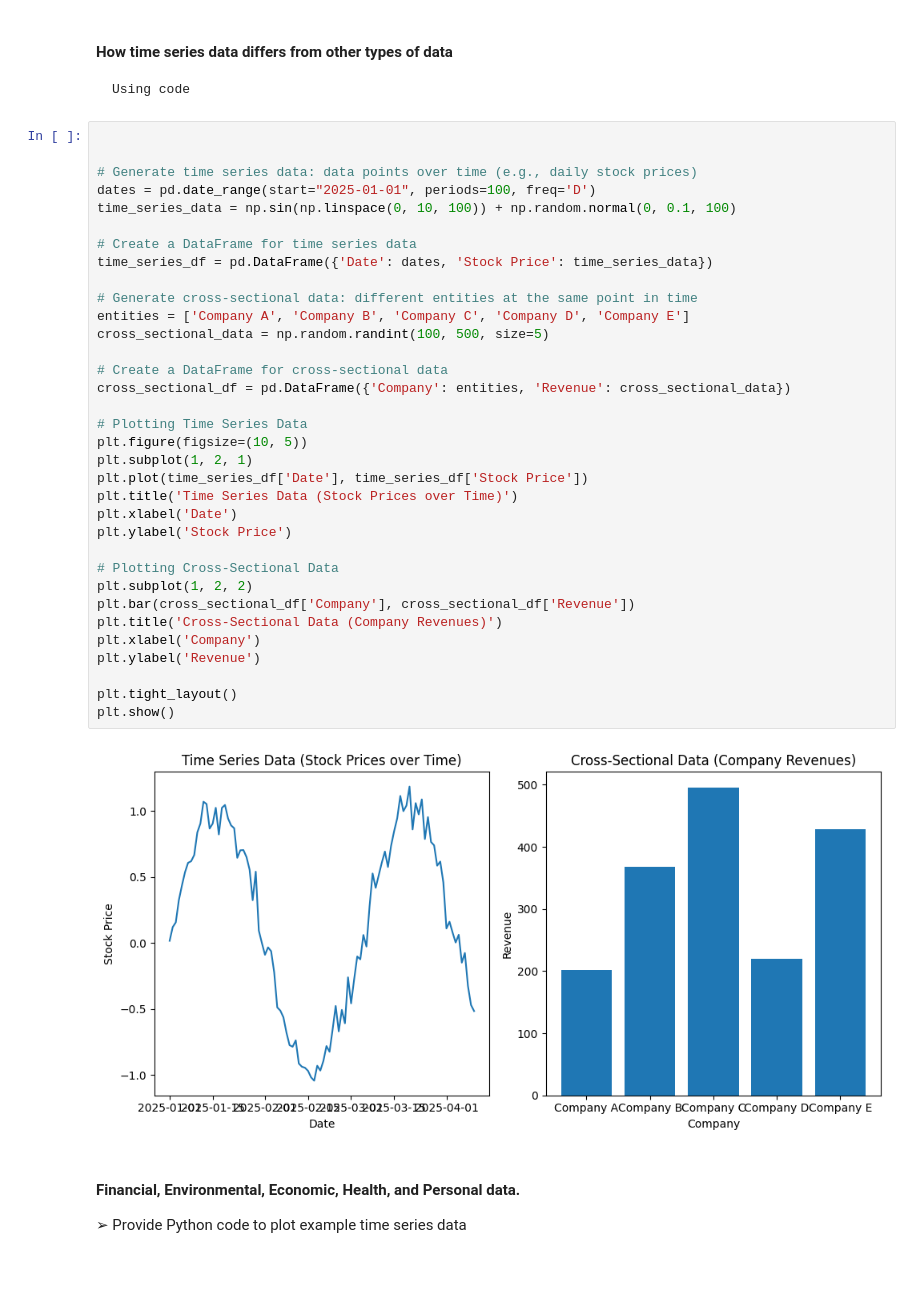
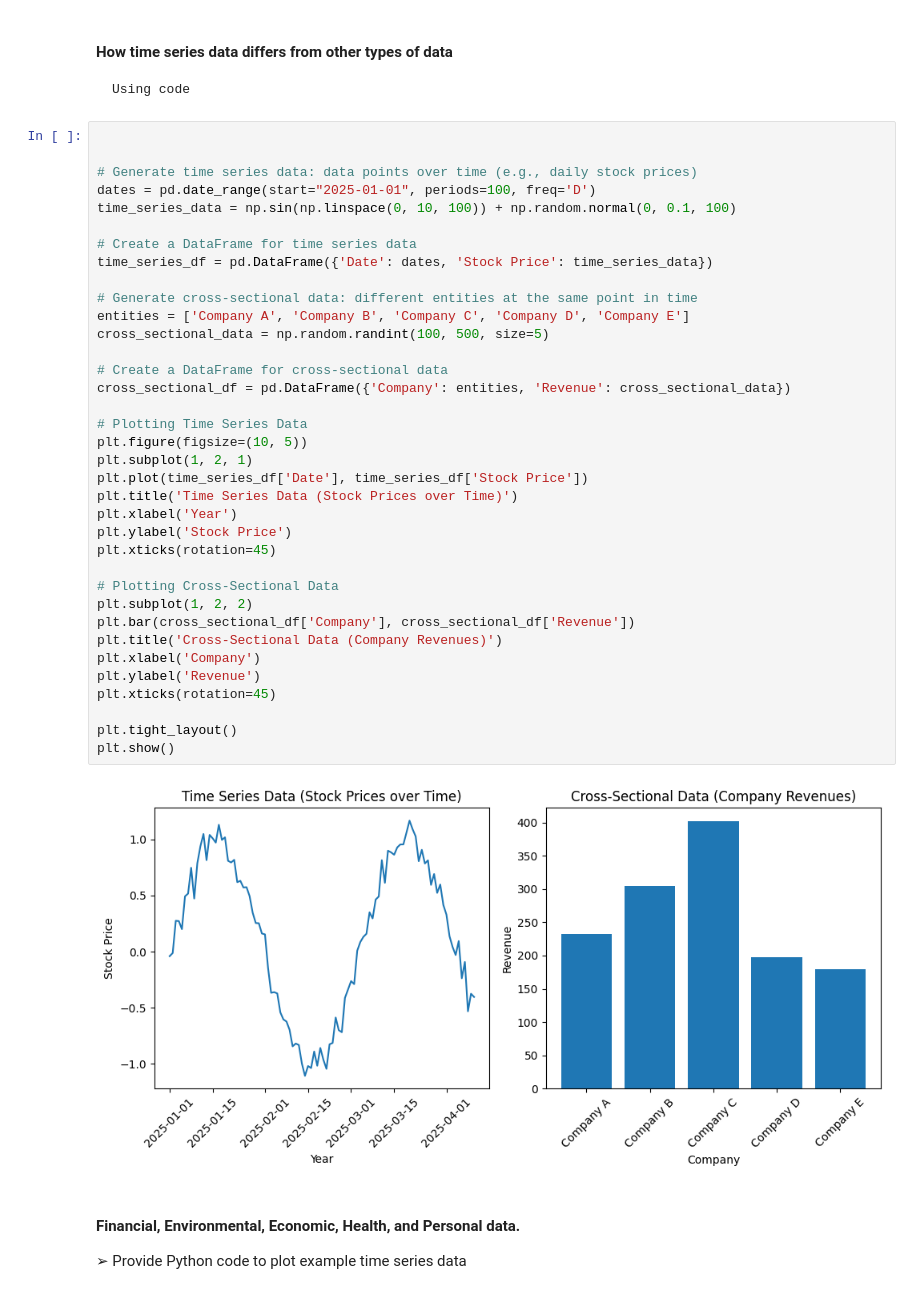
Before and after one commit to joyflorence/TIME-SERIES-AND-FORECASTING, a Jupyter notebook: practice/Time series.ipynb, the cells around one changed output. Cells and saved outputs as stored; diff of their text form.

```diff
--- a/practice/Time series.ipynb
+++ b/practice/Time series.ipynb
@@ -87,35 +87,37 @@ plt.show()
 dates = pd.date_range(start="2025-01-01", periods=100, freq='D')
 time_series_data = np.sin(np.linspace(0, 10, 100)) + np.random.normal(0, 0.1, 100)
 
 # Create a DataFrame for time series data
 time_series_df = pd.DataFrame({'Date': dates, 'Stock Price': time_series_data})
 
 # Generate cross-sectional data: different entities at the same point in time
 entities = ['Company A', 'Company B', 'Company C', 'Company D', 'Company E']
 cross_sectional_data = np.random.randint(100, 500, size=5)
 
 # Create a DataFrame for cross-sectional data
 cross_sectional_df = pd.DataFrame({'Company': entities, 'Revenue': cross_sectional_data})
 
 # Plotting Time Series Data
 plt.figure(figsize=(10, 5))
 plt.subplot(1, 2, 1)
 plt.plot(time_series_df['Date'], time_series_df['Stock Price'])
 plt.title('Time Series Data (Stock Prices over Time)')
-plt.xlabel('Date')
+plt.xlabel('Year')
 plt.ylabel('Stock Price')
+plt.xticks(rotation=45)
 
 # Plotting Cross-Sectional Data
 plt.subplot(1, 2, 2)
 plt.bar(cross_sectional_df['Company'], cross_sectional_df['Revenue'])
 plt.title('Cross-Sectional Data (Company Revenues)')
 plt.xlabel('Company')
 plt.ylabel('Revenue')
+plt.xticks(rotation=45)
 
 plt.tight_layout()
 plt.show()
 # %% [output]
-[figure, old version]
+[figure, new version]
 # %% [markdown]
 #### Financial, Environmental, Economic, Health, and Personal data.
 ➢ Provide Python code to plot example time series data
```
Also changed, not shown: parts of 20 cells of this notebook, 5 other files.
